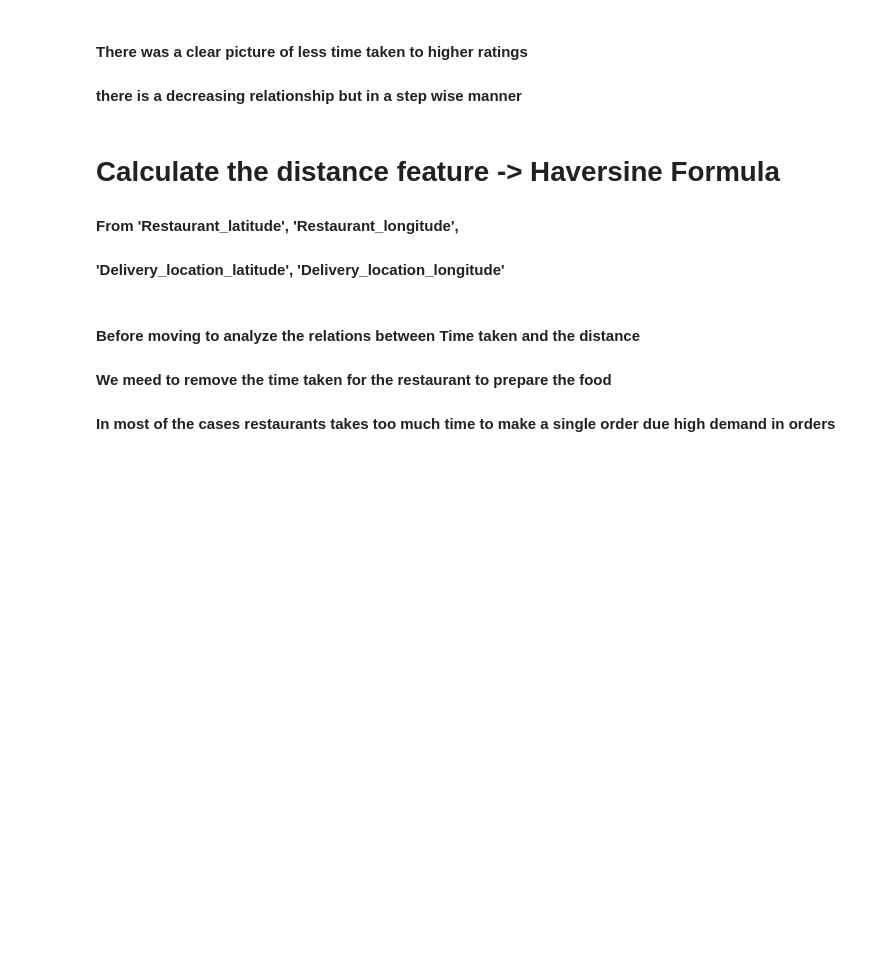
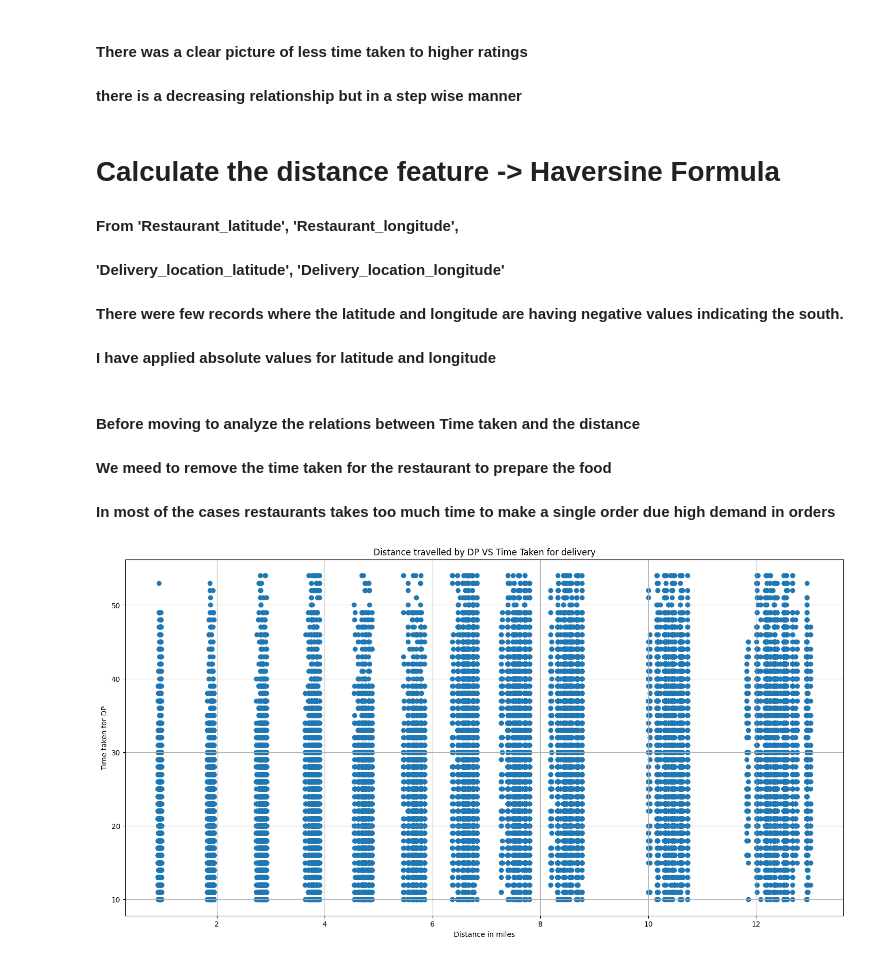
Before and after one commit to hy103/Est_food_delivery_time, a Jupyter notebook: notebooks/data_visualizations.ipynb, the cells around one changed output. Saved outputs shown, nothing was run; the diff lists cells and outputs as text; code cells hidden in the pictures; blank space fills up the shorter version.

```diff
--- a/notebooks/data_visualizations.ipynb
+++ b/notebooks/data_visualizations.ipynb
@@ -235,10 +243,12 @@ plt.show()
 # Calculate the distance feature  -> Haversine Formula
 #### From 'Restaurant_latitude', 'Restaurant_longitude',
 #### 'Delivery_location_latitude', 'Delivery_location_longitude'
+#### There were few records where the latitude and longitude are having negative values indicating the south.
+#### I have applied absolute values for latitude and longitude
 # %%
 def calculate_dist_res_del_locatio(x):
-    res_lat_long = (x['Restaurant_latitude'], x['Restaurant_longitude'])
-    del_lat_long = (x['Delivery_location_latitude'], x['Delivery_location_longitude'])
+    res_lat_long = (abs(x['Restaurant_latitude']), abs(x['Restaurant_longitude']))
+    del_lat_long = (abs(x['Delivery_location_latitude']), abs(x['Delivery_location_longitude']))
 
     return geopy.distance.geodesic(res_lat_long, del_lat_long).miles
 
@@ -249,9 +259,20 @@ df["distance_rest_del_loc"] = df.apply(lambda x : calculate_dist_res_del_locatio
 #### In most of the cases restaurants takes too much time to make a single order due high demand in orders
 # %%
 def calcualate_time_diff(x1, x2 ):
-    return (pd.to_datetime(x1) -
-            pd.to_datetime(x2)).total_seconds()/60.0
+    return ((pd.to_datetime(x1) -
+            pd.to_datetime(x2)).total_seconds())/60.0
 
 df["Time_diff_res_picked"] = df.apply(lambda x :
                                       calcualate_time_diff(x["Time_Order_picked"], x["Time_Orderd"]), axis = 1)
-df["Time_DP_travelled"] = df["Time_taken(min)"] - df["Time_diff_res_picked"]
+df['Time_diff_res_picked'] = df['Time_diff_res_picked'].apply(lambda x: x + 24 * 60 if x < 0 else x)
+# %%
+## Plotting the relationship between distance and the actual time travelled
+plt.figure(figsize = (18, 9))
+plt.scatter(df['distance_rest_del_loc'], df["Time_taken(min)"])
+plt.xlabel("Distance in miles")
+plt.ylabel("Time taken for DP")
+plt.title("Distance travelled by DP VS Time Taken for delivery")
+plt.grid(True)
+plt.show()
+# %% [output]
+[figure, added]
```
Also changed, not shown: parts of 11 cells of this notebook.
